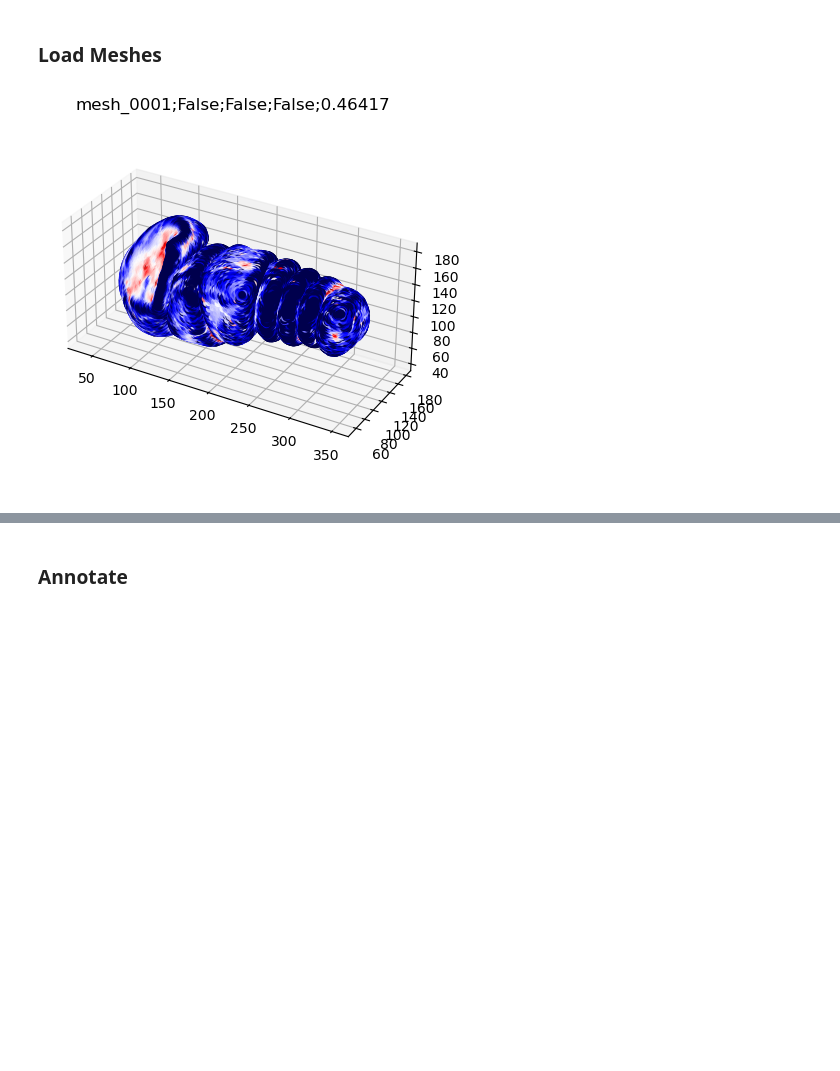
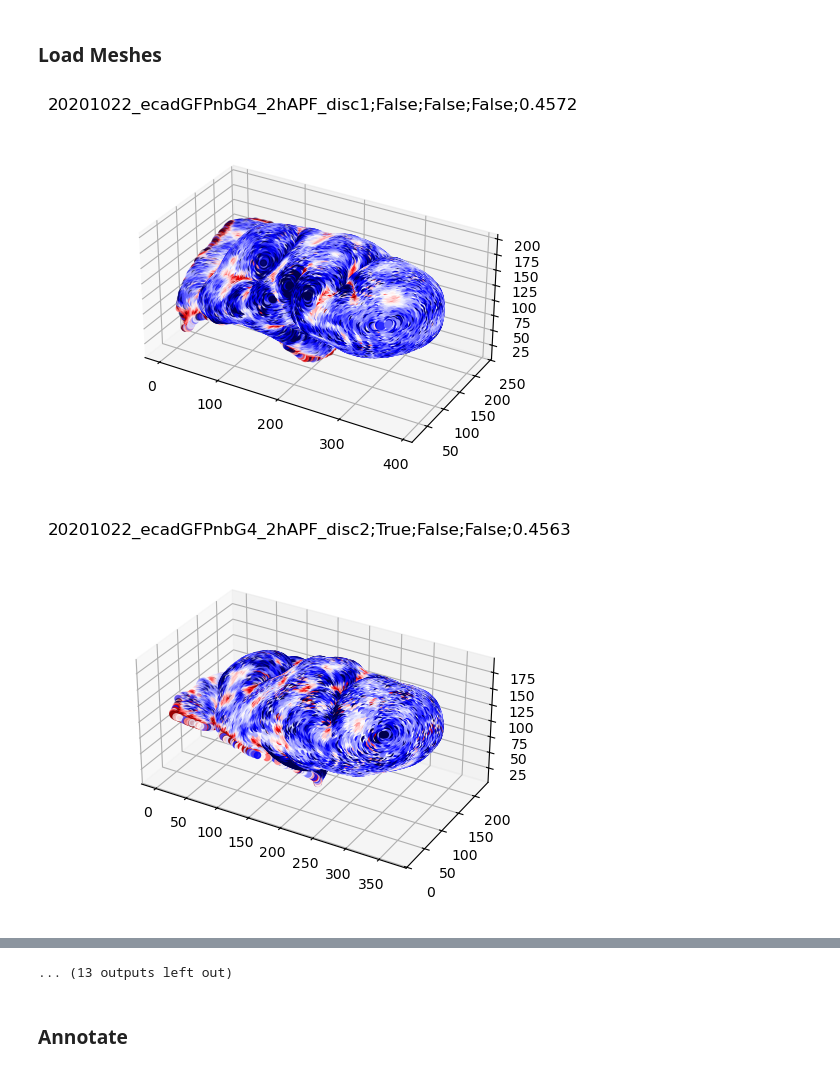
Before and after one commit to vicioms/camilla, a Jupyter notebook: folderer/fold_segmentation.ipynb, the cells around one changed output, grey strips where cells are left out. Drawn from its saved outputs; the diff is of its cells as text; code cells hidden in the pictures; blank space fills up the shorter version.

```diff
--- a/folderer/fold_segmentation.ipynb
+++ b/folderer/fold_segmentation.ipynb
@@ -15,7 +15,7 @@ import scipy.sparse as sp
 ### Load Meshes
 # %%
 base_dir = Path("/Users/schimmenti/Desktop/DresdenProjects/wingsurface/final_meshes/wildtype/")
-base_dir = Path("meshes/")
+#base_dir = Path("meshes/")
 json_file_with_infos = base_dir.joinpath("mesh_infos.json")
 mesh_infos_dict = json.load(open(json_file_with_infos))
 mesh_infos_dict = { identifier : info for identifier, info in sorted(mesh_infos_dict.items())}
@@ -57,21 +57,23 @@ def load_mesh(mesh_info):
 # %%
 meshes_dict = {}
 for mesh_identifier, mesh_info in mesh_infos_dict.items():
     scale = mesh_info['scale'] if 'scale' in mesh_info else 1.0
     flip0 = mesh_info['flip0'] if 'flip0' in mesh_info else False
     flip1 = mesh_info['flip1'] if 'flip1' in mesh_info else False
     flip2 = mesh_info['flip2'] if 'flip2' in mesh_info else False
     mesh_dict = load_mesh(mesh_info)
+    meshes_dict[mesh_identifier] = mesh_dict
     vertices = mesh_dict['vertices']
     triangles = mesh_dict['triangles']
     normals = mesh_dict['vertex_normals']
     mean_curvature = mesh_dict['mean_curvature']
     fig = plt.figure()
     ax = fig.add_subplot(111, projection='3d')
     ax.scatter(vertices[:, 1], vertices[:, 2], vertices[:, 0], c=mean_curvature, cmap='seismic', vmin=-0.1, vmax=0.1)
     #ax.quiver(vertices[::50, 1], vertices[::50, 2], vertices[::50, 0], normals[::50, 1], normals[::50, 2], normals[::50, 0], length=20, color='black')
     ax.set_title(';'.join([mesh_identifier, str(flip0), str(flip1), str(flip2), str(scale)]))
     ax.set_aspect('equal')
     plt.show()
 # %% [output]
-[figure, old version]
+[figure, new version]
+[figure, added]
@@ -78,3 +90,4 @@ for mesh_identifier, mesh_info in mesh_infos_dict.items():
+... (13 outputs left out)
 # %% [markdown]
 ### Annotate
 # %%
```
Also changed, not shown: parts of 2 cells of this notebook, 13 other files.
